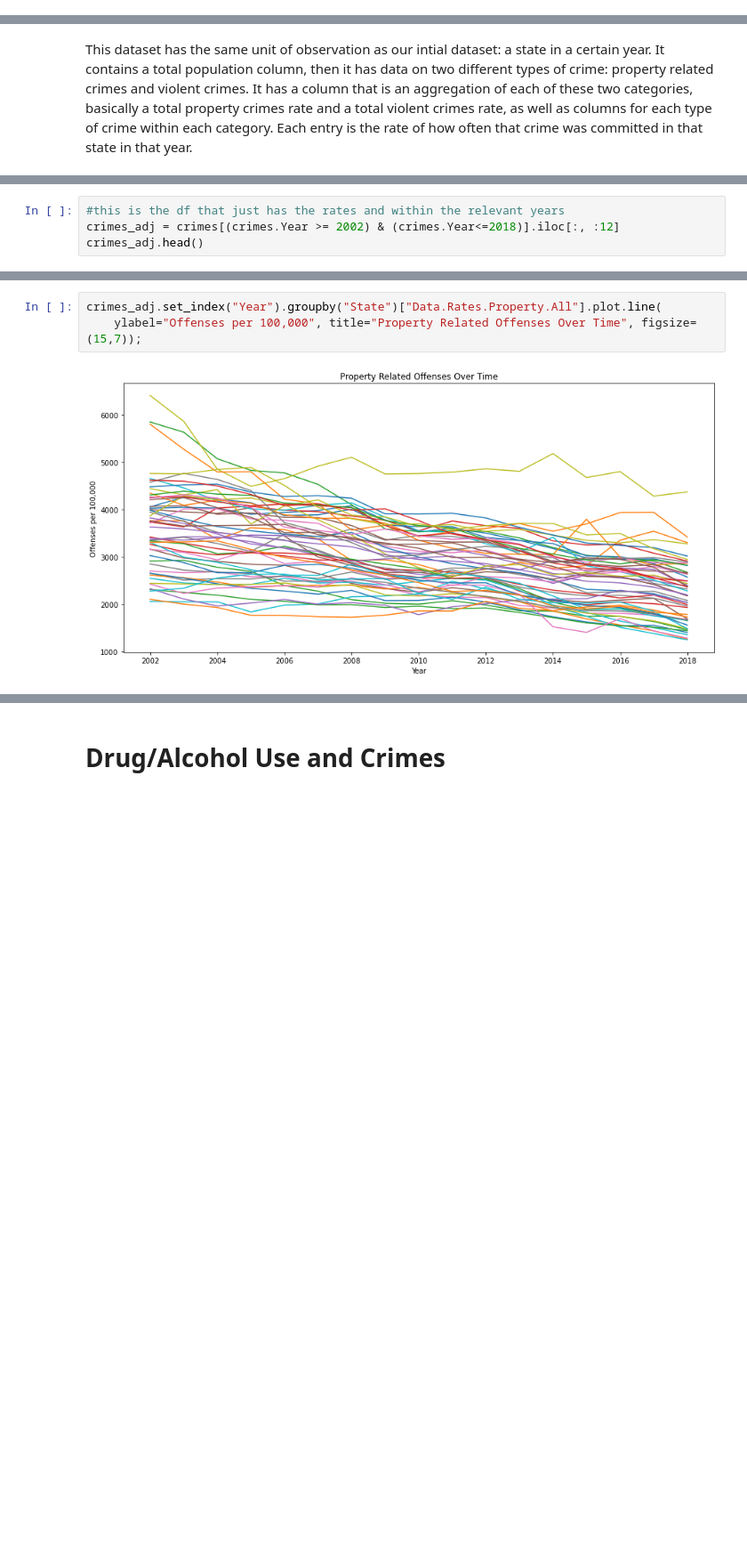
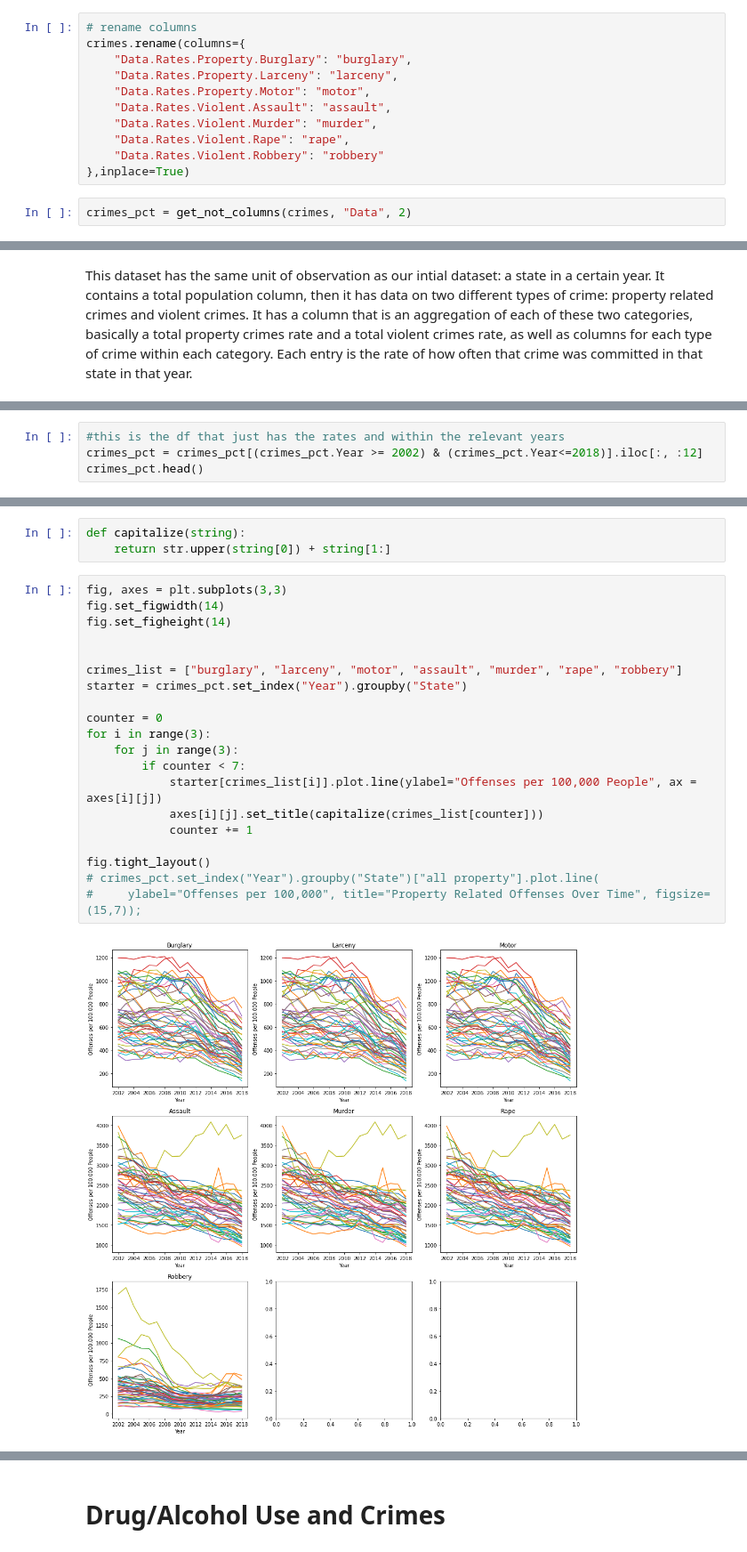
Before and after one commit to jlicht27/jlicht27.github.io, a Jupyter notebook: drugs.ipynb, the cells around one changed output, grey strips where cells are left out. Shown at 89% size. Cells and saved outputs as stored; diff of their text form; blank space fills up the shorter version.

```diff
--- a/drugs.ipynb
+++ b/drugs.ipynb
@@ -100,0 +130,13 @@ marijuana_pct = get_not_columns(get_columns(drugs_pct, "Marijuana", 2), "New Use
+# %%
+# rename columns
+crimes.rename(columns={
+    "Data.Rates.Property.Burglary": "burglary",
+    "Data.Rates.Property.Larceny": "larceny",
+    "Data.Rates.Property.Motor": "motor",
+    "Data.Rates.Violent.Assault": "assault",
+    "Data.Rates.Violent.Murder": "murder",
+    "Data.Rates.Violent.Rape": "rape",
+    "Data.Rates.Violent.Robbery": "robbery"
+},inplace=True)
+# %%
+crimes_pct = get_not_columns(crimes, "Data", 2)
@@ -309,5 +263,5 @@ crimes.head()
 # %%
 #this is the df that just has the rates and within the relevant years
-crimes_adj = crimes[(crimes.Year >= 2002) & (crimes.Year<=2018)].iloc[:, :12]
-crimes_adj.head()
+crimes_pct = crimes_pct[(crimes_pct.Year >= 2002) & (crimes_pct.Year<=2018)].iloc[:, :12]
+crimes_pct.head()
 # %% [output]
@@ -320,6 +274,26 @@ crimes_adj.head()
+# %%
+def capitalize(string):
+    return str.upper(string[0]) + string[1:]
 # %%
-crimes_adj.set_index("Year").groupby("State")["Data.Rates.Property.All"].plot.line(
-    ylabel="Offenses per 100,000", title="Property Related Offenses Over Time", figsize=(15,7));
+fig, axes = plt.subplots(3,3)
+fig.set_figwidth(14)
+fig.set_figheight(14)
+
+
+crimes_list = ["burglary", "larceny", "motor", "assault", "murder", "rape", "robbery"]
+starter = crimes_pct.set_index("Year").groupby("State")
+
+counter = 0
+for i in range(3):
+    for j in range(3):
+        if counter < 7:
+            starter[crimes_list[i]].plot.line(ylabel="Offenses per 100,000 People", ax = axes[i][j])
+            axes[i][j].set_title(capitalize(crimes_list[counter]))
+            counter += 1
+
+fig.tight_layout()
+# crimes_pct.set_index("Year").groupby("State")["all property"].plot.line(
+#     ylabel="Offenses per 100,000", title="Property Related Offenses Over Time", figsize=(15,7));
 # %% [output]
-[figure, old version]
+[figure, new version]
 # %% [markdown]
```
Also changed, not shown: parts of 28 cells of this notebook.
